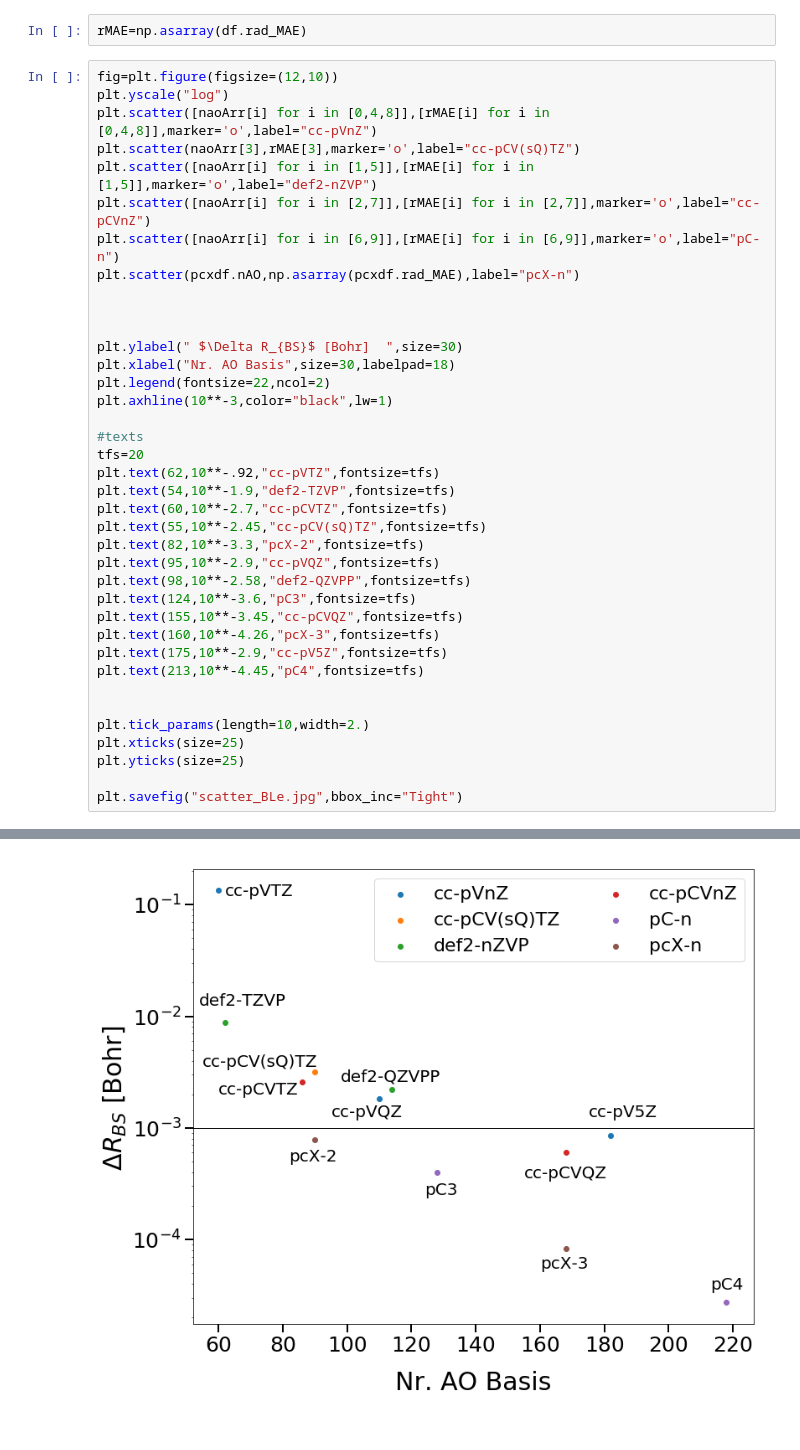
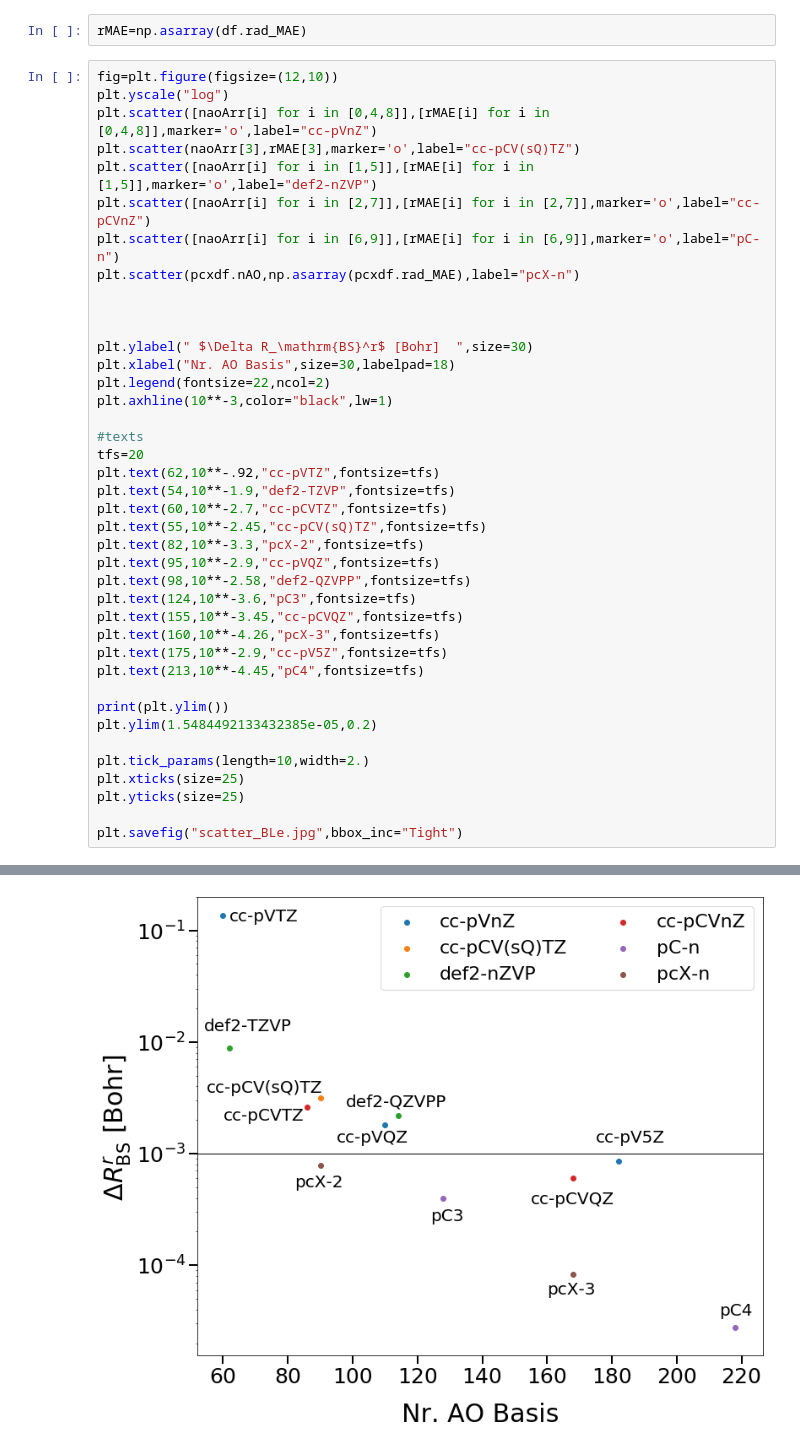
Before and after one commit to ferchault/APDFT, a Jupyter notebook: prototyping/hessian/AAFF/2_Basis_set_effects/Plots.ipynb, the cells around one changed output, grey strips where cells are left out. Cells and saved outputs as stored; diff of their text form.

```diff
--- a/prototyping/hessian/AAFF/2_Basis_set_effects/Plots.ipynb
+++ b/prototyping/hessian/AAFF/2_Basis_set_effects/Plots.ipynb
@@ -159,7 +145,7 @@ plt.scatter(pcxdf.nAO,np.asarray(pcxdf.rad_MAE),label="pcX-n")
 
 
 
-plt.ylabel(" $\Delta R_{BS}$ [Bohr]  ",size=30)
+plt.ylabel(" $\Delta R_\mathrm{BS}^r$ [Bohr]  ",size=30)
 plt.xlabel("Nr. AO Basis",size=30,labelpad=18)
 plt.legend(fontsize=22,ncol=2)
 plt.axhline(10**-3,color="black",lw=1)
@@ -179,6 +165,8 @@ plt.text(160,10**-4.26,"pcX-3",fontsize=tfs)
 plt.text(175,10**-2.9,"cc-pV5Z",fontsize=tfs)
 plt.text(213,10**-4.45,"pC4",fontsize=tfs)
 
+print(plt.ylim())
+plt.ylim(1.5484492133432385e-05,0.2)
 
 plt.tick_params(length=10,width=2.)
 plt.xticks(size=25)
@@ -189 +178 @@ plt.savefig("scatter_BLe.jpg",bbox_inc="Tight")
-[figure, old version]
+[figure, new version]
```
Also changed, not shown: parts of 6 cells of this notebook, 28 other files.
